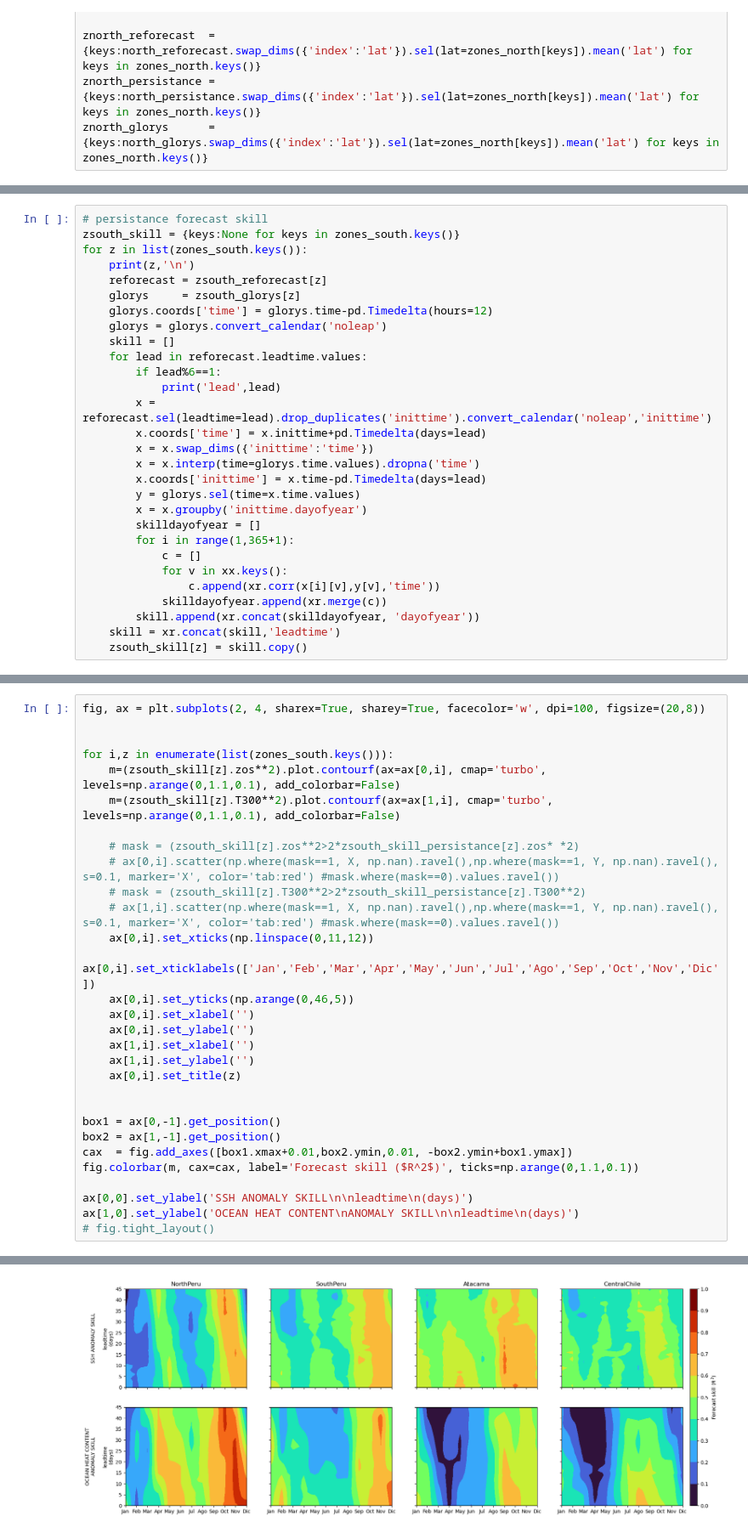
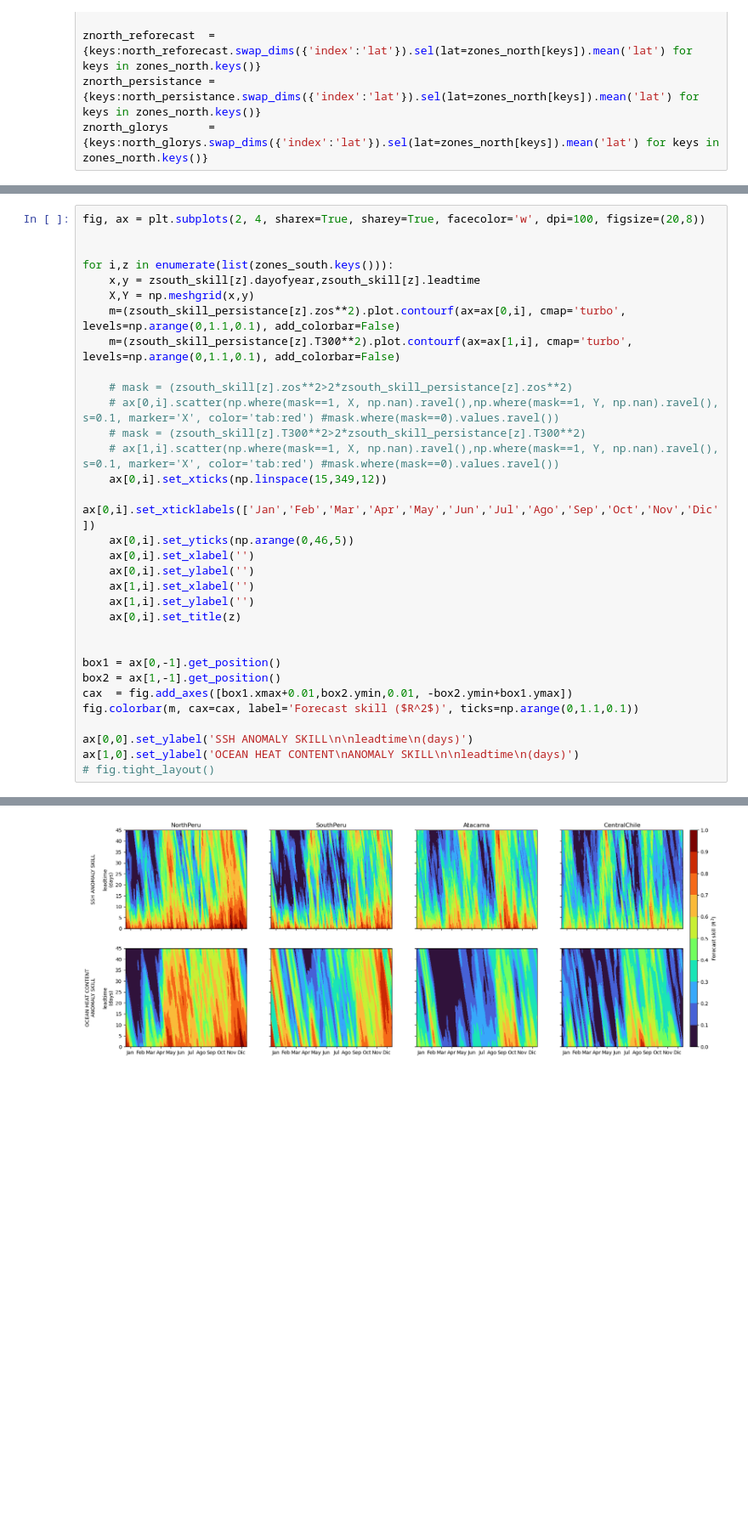
Before and after one commit to lucasglasner/S2S_CEAZA, a Jupyter notebook: forecastskillbyzone.ipynb, the cells around one changed output, grey strips where cells are left out. Shown at 85% size. Cells and saved outputs as stored; diff of their text form; blank space fills up the shorter version.

```diff
--- a/forecastskillbyzone.ipynb
+++ b/forecastskillbyzone.ipynb
@@ -349,29 +329,0 @@ lead 43
-# %%
-# persistance forecast skill
-zsouth_skill = {keys:None for keys in zones_south.keys()}
-for z in list(zones_south.keys()):
-    print(z,'\n')
-    reforecast = zsouth_reforecast[z]
-    glorys     = zsouth_glorys[z]
-    glorys.coords['time'] = glorys.time-pd.Timedelta(hours=12)
-    glorys = glorys.convert_calendar('noleap')
-    skill = []
-    for lead in reforecast.leadtime.values:
-        if lead%6==1:
-            print('lead',lead)
-        x = reforecast.sel(leadtime=lead).drop_duplicates('inittime').convert_calendar('noleap','inittime')
-        x.coords['time'] = x.inittime+pd.Timedelta(days=lead)
-        x = x.swap_dims({'inittime':'time'})
-        x = x.interp(time=glorys.time.values).dropna('time')
-        x.coords['inittime'] = x.time-pd.Timedelta(days=lead)
-        y = glorys.sel(time=x.time.values)
-        x = x.groupby('inittime.dayofyear')
-        skilldayofyear = []
-        for i in range(1,365+1):
-            c = []
-            for v in xx.keys():
-                c.append(xr.corr(x[i][v],y[v],'time'))
-            skilldayofyear.append(xr.merge(c))
-        skill.append(xr.concat(skilldayofyear, 'dayofyear'))
-    skill = xr.concat(skill,'leadtime')
-    zsouth_skill[z] = skill.copy()
@@ -396,36 +330,38 @@ lead 43
 # %%
 fig, ax = plt.subplots(2, 4, sharex=True, sharey=True, facecolor='w', dpi=100, figsize=(20,8))
 
 
 for i,z in enumerate(list(zones_south.keys())):
-    m=(zsouth_skill[z].zos**2).plot.contourf(ax=ax[0,i], cmap='turbo', levels=np.arange(0,1.1,0.1), add_colorbar=False)
-    m=(zsouth_skill[z].T300**2).plot.contourf(ax=ax[1,i], cmap='turbo', levels=np.arange(0,1.1,0.1), add_colorbar=False)
+    x,y = zsouth_skill[z].dayofyear,zsouth_skill[z].leadtime
+    X,Y = np.meshgrid(x,y)
+    m=(zsouth_skill_persistance[z].zos**2).plot.contourf(ax=ax[0,i], cmap='turbo', levels=np.arange(0,1.1,0.1), add_colorbar=False)
+    m=(zsouth_skill_persistance[z].T300**2).plot.contourf(ax=ax[1,i], cmap='turbo', levels=np.arange(0,1.1,0.1), add_colorbar=False)
 
-    # mask = (zsouth_skill[z].zos**2>2*zsouth_skill_persistance[z].zos* *2)
+    # mask = (zsouth_skill[z].zos**2>2*zsouth_skill_persistance[z].zos**2)
     # ax[0,i].scatter(np.where(mask==1, X, np.nan).ravel(),np.where(mask==1, Y, np.nan).ravel(), s=0.1, marker='X', color='tab:red') #mask.where(mask==0).values.ravel())
     # mask = (zsouth_skill[z].T300**2>2*zsouth_skill_persistance[z].T300**2)
     # ax[1,i].scatter(np.where(mask==1, X, np.nan).ravel(),np.where(mask==1, Y, np.nan).ravel(), s=0.1, marker='X', color='tab:red') #mask.where(mask==0).values.ravel())
-    ax[0,i].set_xticks(np.linspace(0,11,12))
+    ax[0,i].set_xticks(np.linspace(15,349,12))
     ax[0,i].set_xticklabels(['Jan','Feb','Mar','Apr','May','Jun','Jul','Ago','Sep','Oct','Nov','Dic'])
     ax[0,i].set_yticks(np.arange(0,46,5))
     ax[0,i].set_xlabel('')
     ax[0,i].set_ylabel('')
     ax[1,i].set_xlabel('')
     ax[1,i].set_ylabel('')
     ax[0,i].set_title(z)
 
 
 box1 = ax[0,-1].get_position()
 box2 = ax[1,-1].get_position()
 cax  = fig.add_axes([box1.xmax+0.01,box2.ymin,0.01, -box2.ymin+box1.ymax])
 fig.colorbar(m, cax=cax, label='Forecast skill ($R^2$)', ticks=np.arange(0,1.1,0.1))
 
 ax[0,0].set_ylabel('SSH ANOMALY SKILL\n\nleadtime\n(days)')
 ax[1,0].set_ylabel('OCEAN HEAT CONTENT\nANOMALY SKILL\n\nleadtime\n(days)')
 # fig.tight_layout()
 # %% [output]
 Text(0, 0.5, 'OCEAN HEAT CONTENT\nANOMALY SKILL\n\nleadtime\n(days)')
-[figure, old version]
+[figure, new version]
 # %%
 fig, ax = plt.subplots(2, 4, sharex=True, sharey=True, facecolor='w', dpi=100, figsize=(20,8))
 
```
Also changed, not shown: parts of 12 cells of this notebook, 5 other files.
